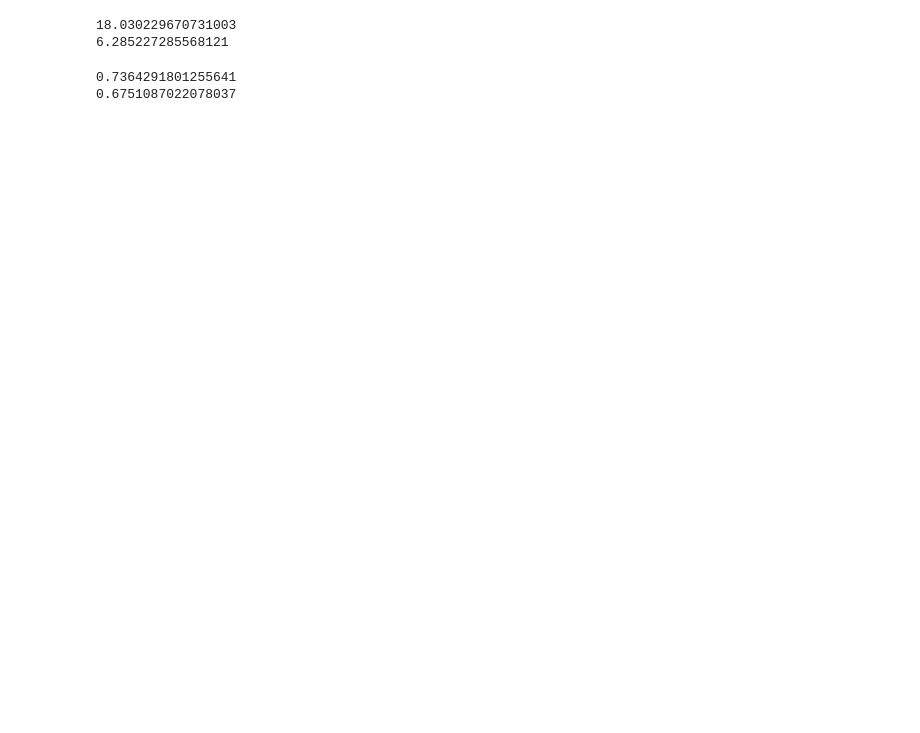
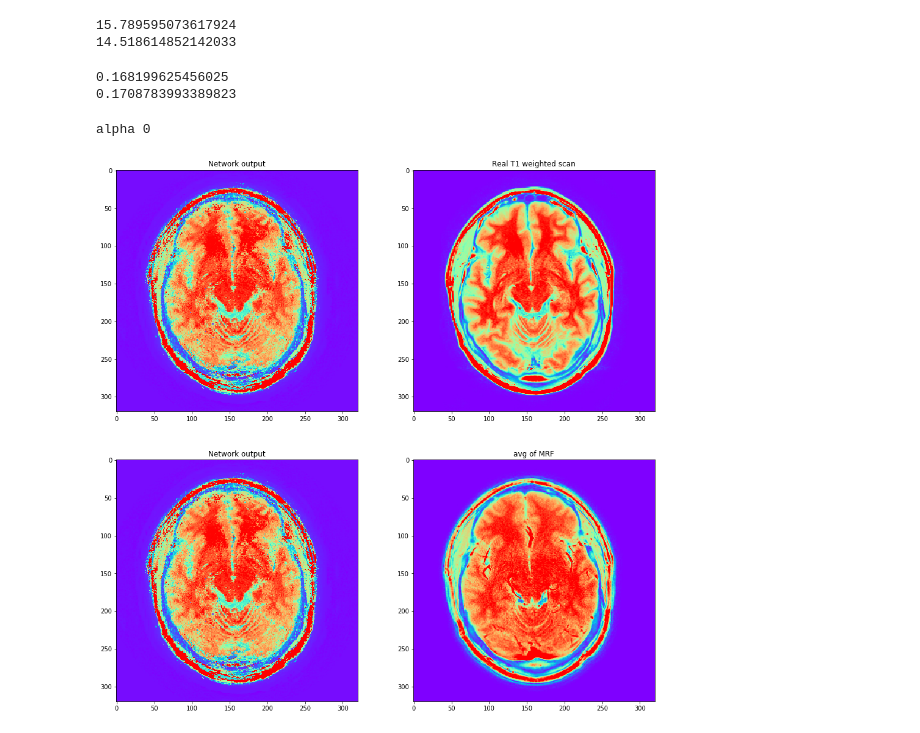
Before and after one commit to Ilya-Muromets/AutoMRF, a Jupyter notebook: ImageClassGen.ipynb, the cells around one changed output. Saved outputs shown, nothing was run; the diff lists cells and outputs as text; code cells hidden in the pictures; blank space fills up the shorter version.

```diff
--- a/ImageClassGen.ipynb
+++ b/ImageClassGen.ipynb
@@ -113,0 +138,6 @@ alpha 0
+# %%
+regressor = InceptionV4(num_classes=256)
+model = "models/batch1024class256epoch10alpha0.2"
+MRF = np.load("/mikQNAP/augmented_data/MRF_test/MRF_norm_volunteer12_2.npy")
+T1_test = np.load("/mikQNAP/augmented_data/T1w_test/T1_norm_volunteer12_2.npy")[0]
+T1_recon = T1fromMRF(MRF, regressor, model)
@@ -114,12 +157,46 @@ alpha 0
+# %%
+test_arr_complex = MRF[0:500] + 1j* MRF[500:1000]
+# %%
+T1_test = np.load("/mikQNAP/augmented_data/T1w_test/T1_norm_volunteer12_2.npy")[0]
+thresh = np.percentile(T1_test,95)
+T1_test[T1_test>thresh] = thresh
+# %%
+# rescale to 0-255
+T1_recon = rescale(T1_recon)
+T1_test = rescale(T1_test)
+MRF_avg = rescale(np.abs(np.mean(test_arr_complex, 0)))
 # %%
-print(np.sqrt(mse(T1_recon, T1_test)))
-print(np.sqrt(mse(MRF_avg, T1_test)))
+print(psnr(T1_recon, T1_test))
+print(psnr(MRF_avg*3.2, T1_test))
 # %% [output]
-18.030229670731003
-6.285227285568121
+15.789595073617924
+14.518614852142033
 # %%
 print(ssim(T1_recon, T1_test))
-print(ssim(MRF_avg, T1_test))
+print(ssim(MRF_avg*3.2, T1_test))
 # %% [output]
-0.7364291801255641
-0.6751087022078037
+0.168199625456025
+0.1708783993389823
+# %%
+fig = plt.figure(figsize=(16,16))
+print("alpha 0")
+plt.subplot(2, 2, 1)
+plt.title("Network output")
+plt.imshow(T1_recon, cmap="rainbow",vmin=0,vmax=255)
+
+plt.subplot(2, 2, 2)
+plt.title("Real T1 weighted scan")
+plt.imshow(T1_test, cmap="rainbow",vmin=0,vmax=255)
+
+plt.subplot(2, 2, 3)
+plt.title("Network output")
+plt.imshow(T1_recon, cmap="rainbow",vmin=0,vmax=255)
+
+plt.subplot(2, 2, 4)
+plt.title("avg of MRF")
+plt.imshow(MRF_avg*3.2, cmap="rainbow",vmin=0,vmax=255)
+
+plt.savefig("alpha0.2.png")
+# %% [output]
+alpha 0
+[figure, added]
```
Also changed, not shown: parts of 26 cells of this notebook, 8 other files.
